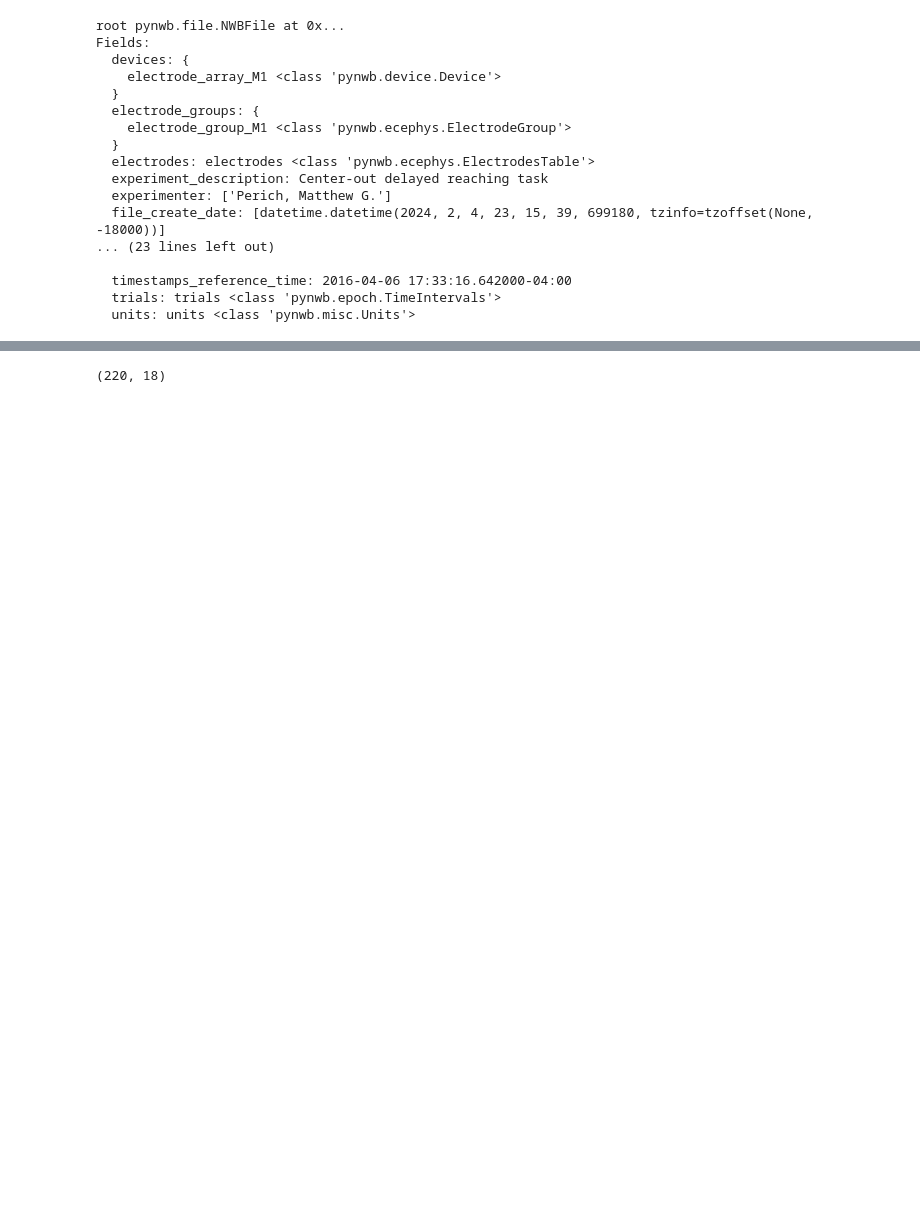
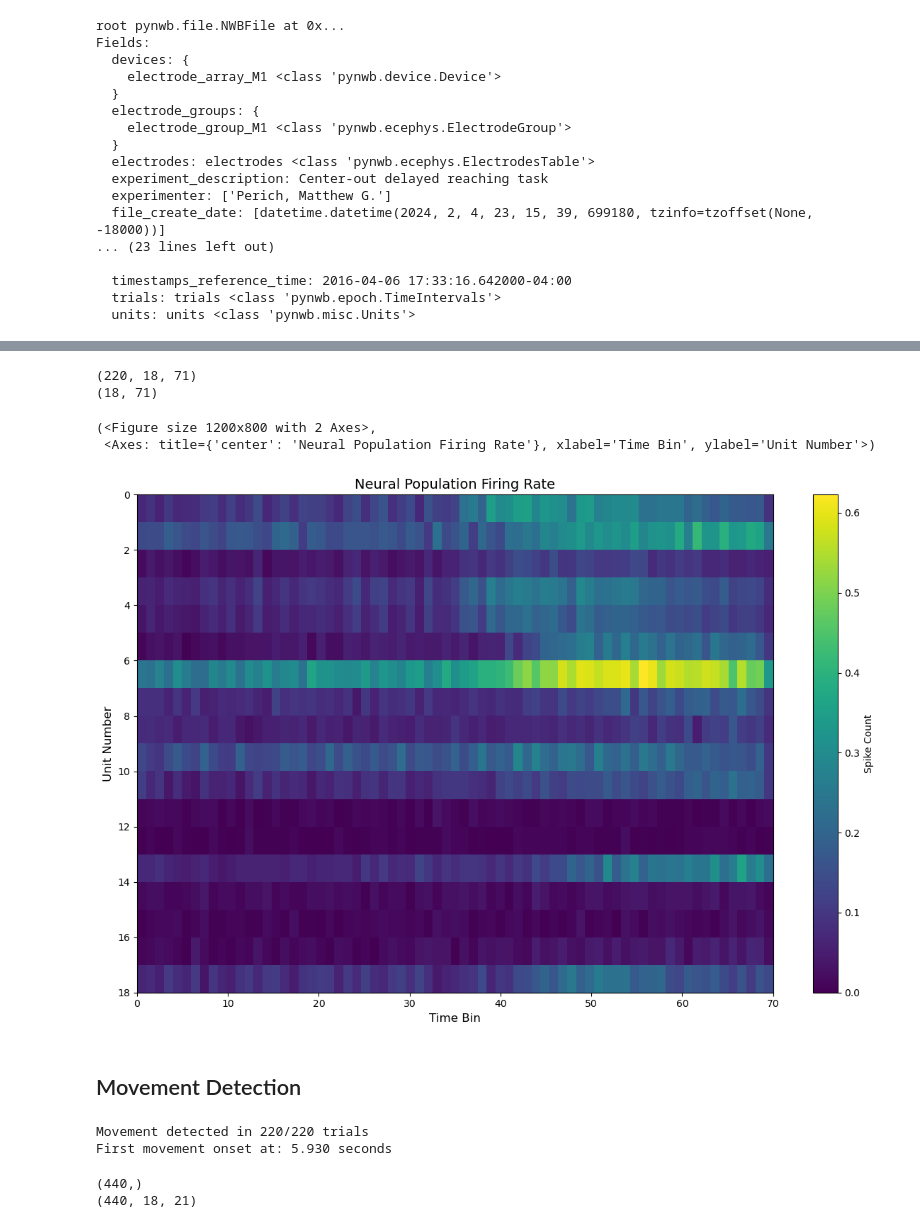
Before and after one commit to zach8421/UW-CSE583-humanSayMonkeyDo, a Jupyter notebook: examples/development_notebook.ipynb, the cells around one changed output, grey strips where cells are left out. Saved outputs shown, nothing was run; the diff lists cells and outputs as text; code cells hidden in the pictures; blank space fills up the shorter version.

```diff
--- a/examples/development_notebook.ipynb
+++ b/examples/development_notebook.ipynb
@@ -312,3 +572,17 @@ Index(['start_time', 'stop_time', 'target_on_time', 'go_cue_time', 'target_id',
 list_units_spkts = nwbfile.units[:]['spike_times']
 # %%
 spike_data = get_chunk_spikes_binned_windowed(list_units_spkts, go_cue_times, window, bin_size=0.01)
+print(spike_data[0].shape)
+avg_spike_rates = np.mean(spike_data[0],axis=0)
+print(avg_spike_rates.shape)
+
+
+plot_firing_rate_heatmap(avg_spike_rates, time_axis=None, bin_size=None,
+                              figsize=(12, 8), cmap='viridis',
+                              vmin=None, vmax=None, title=None)
+# %% [output]
+(220, 18, 71)
+(18, 71)
+(<Figure size 1200x800 with 2 Axes>,
+ <Axes: title={'center': 'Neural Population Firing Rate'}, xlabel='Time Bin', ylabel='Unit Number'>)
+[figure, added]
@@ -379,5 +589,44 @@ ef plot_firing_rate_heatmap(firing_rates_2d, time_axis=None, bin_size=None,
-# %%
-avg_spike_rates = np.mean(spike_data[0],axis=2)
-avg_spike_rates.shape
-# %% [output]
-(220, 18)
+# %% [markdown]
+## Movement Detection
+# %%
+
+cursor_vel = nwbfile.processing['behavior'].data_interfaces['Velocity'].time_series['cursor_vel']
+
+# Usage
+movement_times, movement_indices = get_movement_onset_times(
+    cursor_vel,
+    go_cue_times,
+    threshold=5.0,
+    window=[-0.1, 1.0]
+)
+
+# Filter out trials with no movement detected
+valid_trials = ~np.isnan(movement_times)
+print(f"Movement detected in {valid_trials.sum()}/{len(go_cue_times)} trials")
+print(f"First movement onset at: {movement_times[valid_trials][0]:.3f} seconds")
+# %% [output]
+Movement detected in 220/220 trials
+First movement onset at: 5.930 seconds
+# %%
+window = [0.0, 0.2]
+movement_spike_data = get_chunk_spikes_binned_windowed(list_units_spkts, movement_times[valid_trials], window, bin_size=0.01)
+
+
+
+window = [0.2, 0.0]
+stationary_spike_data = get_chunk_spikes_binned_windowed(list_units_spkts, go_cue_times[valid_trials], window, bin_size=0.01)
+
+data = movement_spike_data[0]
+move_category = np.ones(movement_spike_data[0].shape[0], dtype=int)  # All ones for movement
+
+
+data = np.concatenate([data, stationary_spike_data[0]], axis=0)
+move_category = np.concatenate([move_category,
+                           np.zeros(stationary_spike_data[0].shape[0], dtype=int)])  # All zeros for stationary
+
+
+print(move_category.shape)
+print(data.shape)
+# %% [output]
+(440,)
+(440, 18, 21)
```
Also changed, not shown: parts of 7 cells of this notebook.
